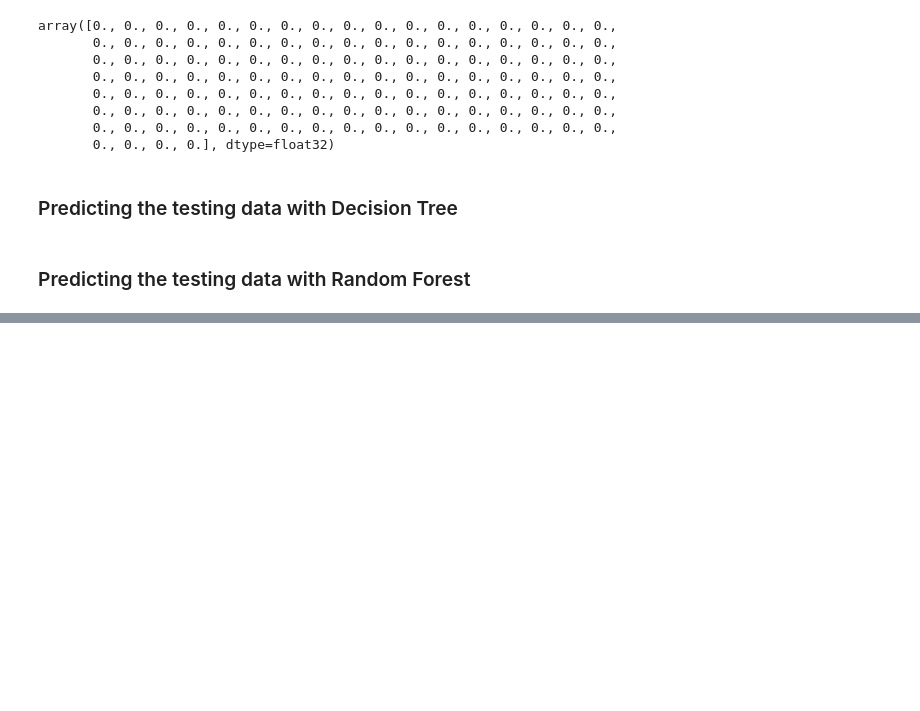
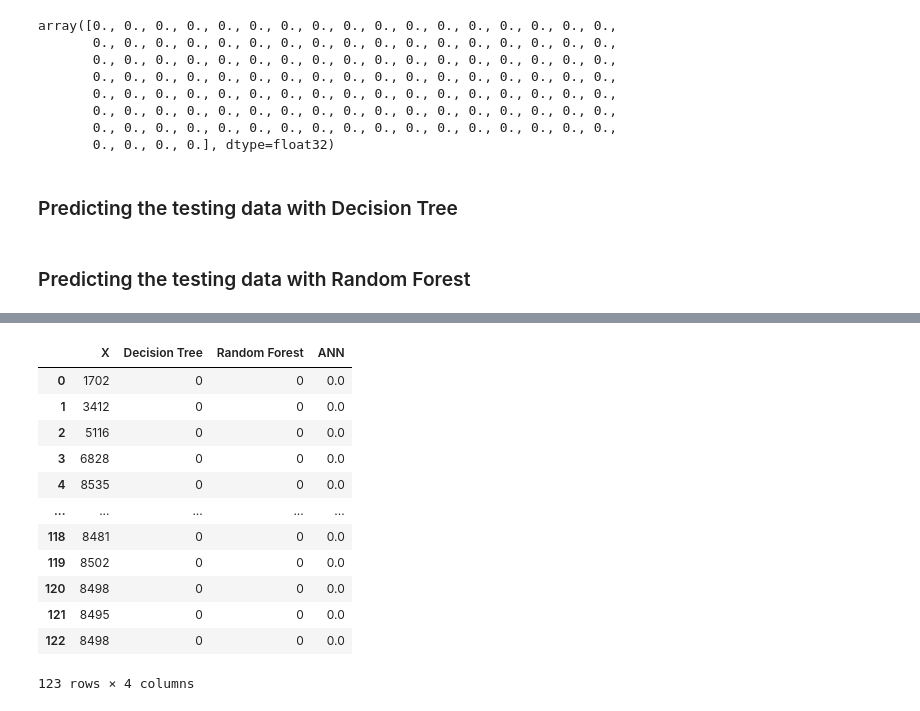
Before and after one commit to Mufaddal2153/IMU-EMG, a Jupyter notebook: parkinson.ipynb, the cells around one changed output, grey strips where cells are left out. Drawn from its saved outputs; the diff is of its cells as text; code cells hidden in the pictures; blank space fills up the shorter version.

```diff
--- a/parkinson.ipynb
+++ b/parkinson.ipynb
@@ -253 +274,17 @@ df
+# %%
+test
+# %% [output]
+|  | X | Decision Tree | Random Forest | ANN |
+| 0 | 1702 | 0 | 0 | 0.0 |
+| 1 | 3412 | 0 | 0 | 0.0 |
+| 2 | 5116 | 0 | 0 | 0.0 |
+| 3 | 6828 | 0 | 0 | 0.0 |
+| 4 | 8535 | 0 | 0 | 0.0 |
+| ... | ... | ... | ... | ... |
+| 118 | 8481 | 0 | 0 | 0.0 |
+| 119 | 8502 | 0 | 0 | 0.0 |
+| 120 | 8498 | 0 | 0 | 0.0 |
+| 121 | 8495 | 0 | 0 | 0.0 |
+| 122 | 8498 | 0 | 0 | 0.0 |
+123 rows × 4 columns
 # %%
```
Also changed, not shown: parts of 14 cells of this notebook, 2 other files.
